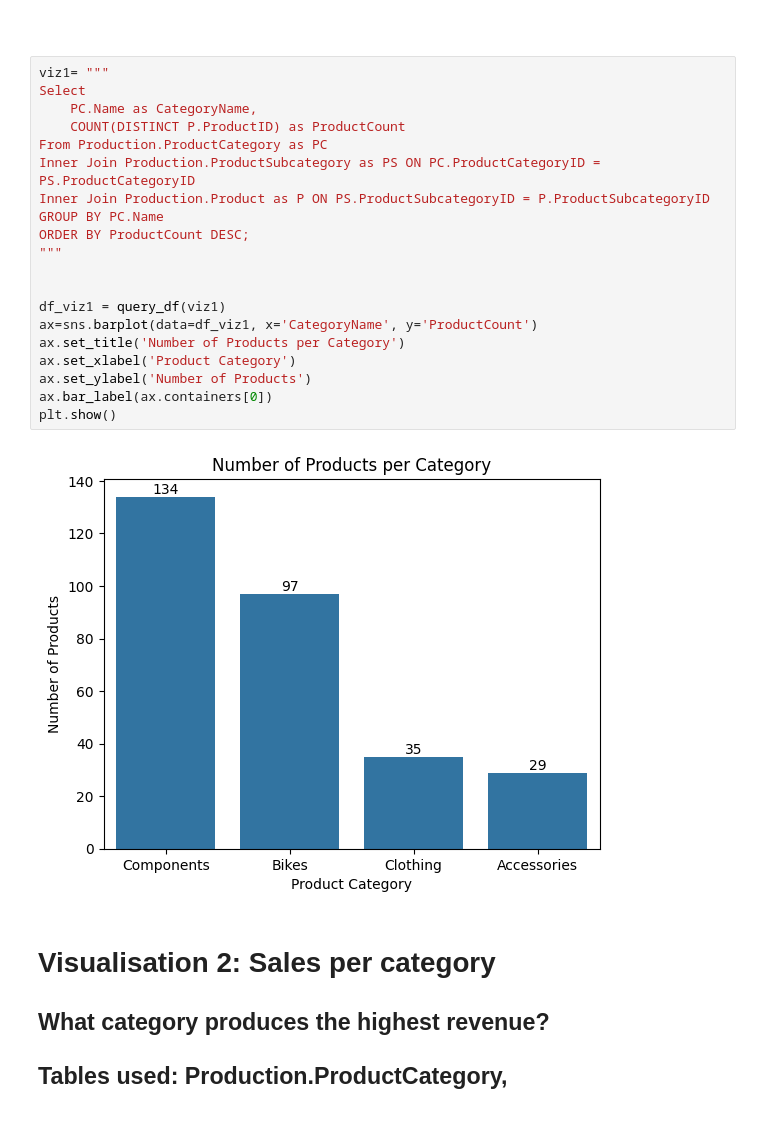
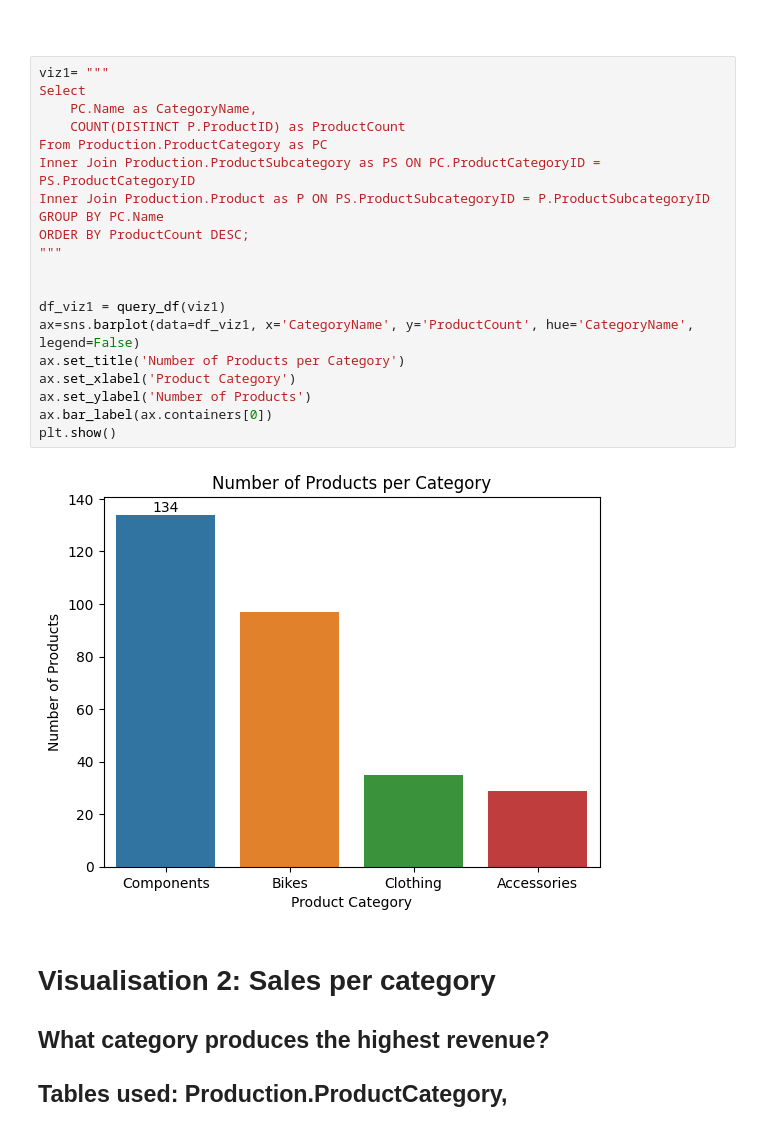
Before and after one commit to CheHenryy/Product_database, a Jupyter notebook: script/report.ipynb, the cells around one changed output. Saved outputs shown, nothing was run; the diff lists cells and outputs as text.

```diff
--- a/script/report.ipynb
+++ b/script/report.ipynb
@@ -52,25 +52,25 @@ The category "Components" stands as the category with the highest number of prod
 # %%
 viz1= """
 Select
     PC.Name as CategoryName,
     COUNT(DISTINCT P.ProductID) as ProductCount
 From Production.ProductCategory as PC
 Inner Join Production.ProductSubcategory as PS ON PC.ProductCategoryID = PS.ProductCategoryID
 Inner Join Production.Product as P ON PS.ProductSubcategoryID = P.ProductSubcategoryID
 GROUP BY PC.Name
 ORDER BY ProductCount DESC;
 """
 
 
 df_viz1 = query_df(viz1)
-ax=sns.barplot(data=df_viz1, x='CategoryName', y='ProductCount')
+ax=sns.barplot(data=df_viz1, x='CategoryName', y='ProductCount', hue='CategoryName', legend=False)
 ax.set_title('Number of Products per Category')
 ax.set_xlabel('Product Category')
 ax.set_ylabel('Number of Products')
 ax.bar_label(ax.containers[0])
 plt.show()
 # %% [output]
-[figure, old version]
+[figure, new version]
 # %% [markdown]
 # Visualisation 2: Sales per category
 ## What category produces the highest revenue?
```
Also changed, not shown: parts of 2 cells of this notebook.
